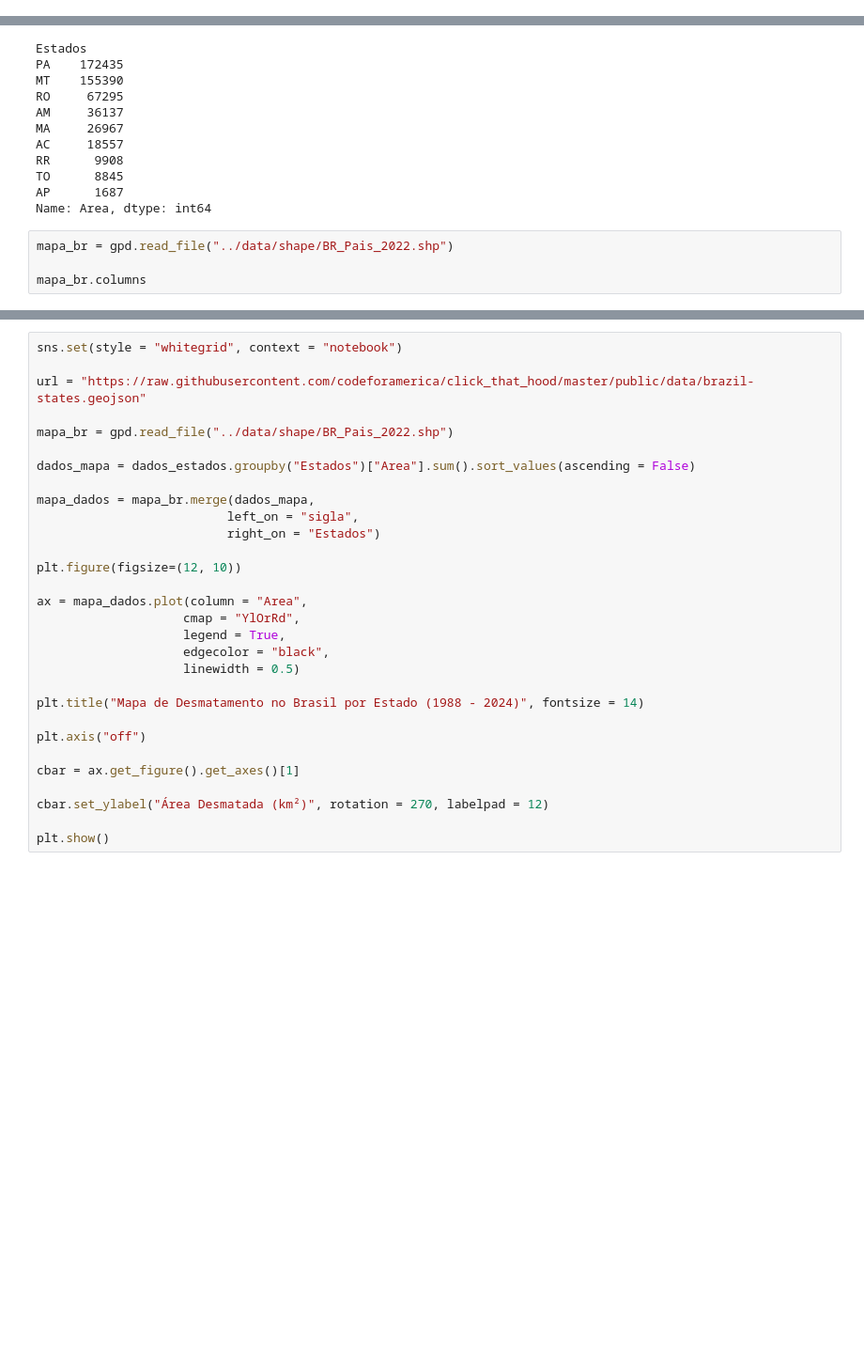
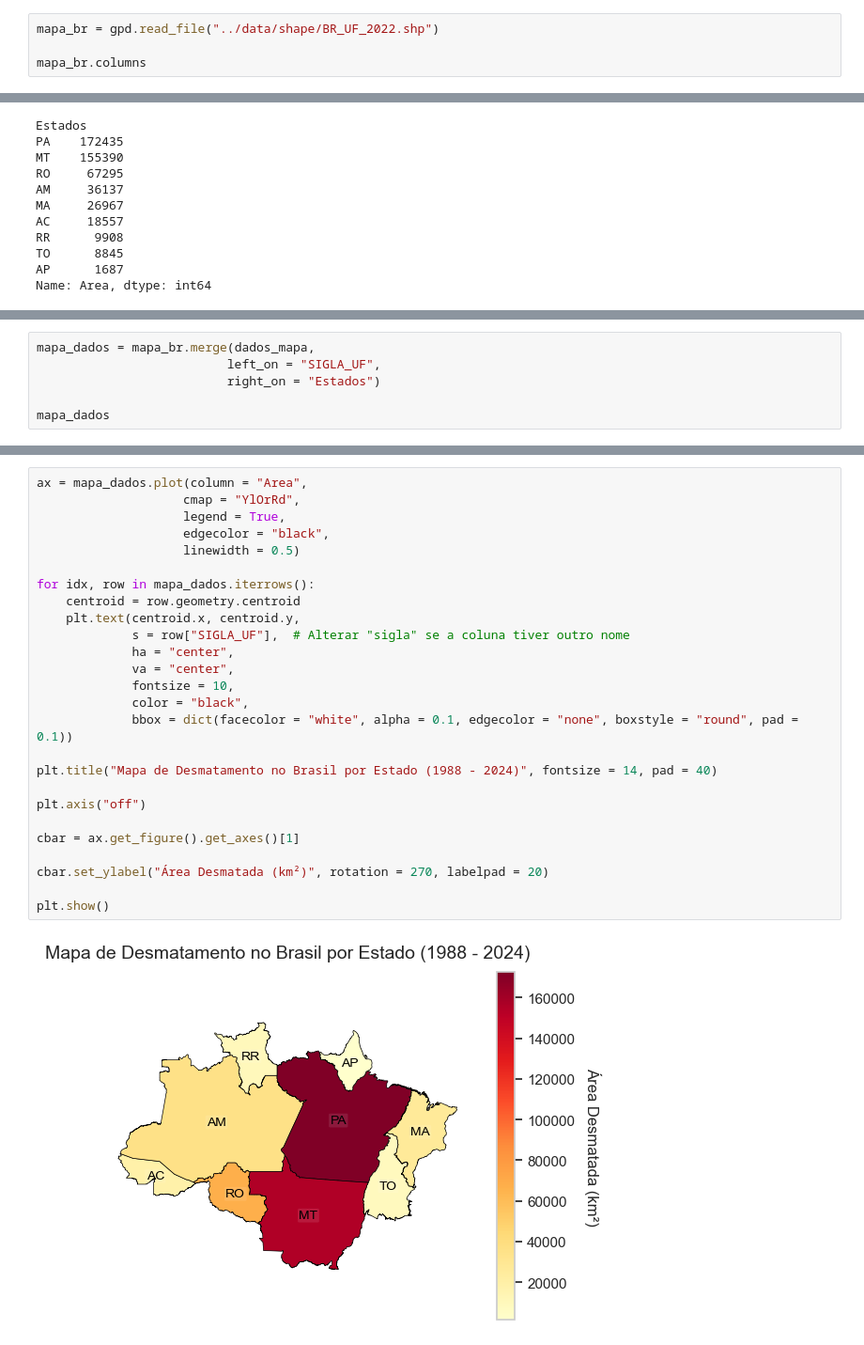
Before and after one commit to MatheusMorandi/Analise_Desmatamento_Brasil, a Jupyter notebook: src/eda.ipynb, the cells around one changed output, grey strips where cells are left out. Shown at 94% size. Drawn from its saved outputs; the diff is of its cells as text; blank space fills up the shorter version.

Commit message:
Feat: Grafico Mapa Estados Corrigido

```diff
--- a/src/eda.ipynb
+++ b/src/eda.ipynb
@@ -208,3 +208,7 @@ sns.despine()
 plt.show()
 # %% [output]
 [figure]
+# %%
+mapa_br = gpd.read_file("../data/shape/BR_UF_2022.shp")
+
+mapa_br.columns
@@ -224,7 +230,3 @@ RR      9908
 TO      8845
 AP      1687
 Name: Area, dtype: int64
-# %%
-mapa_br = gpd.read_file("../data/shape/BR_Pais_2022.shp")
-
-mapa_br.columns
@@ -232,0 +233,6 @@ Index(['NM_PAIS', 'AREA_KM2', 'geometry'], dtype='object')
+# %%
+mapa_dados = mapa_br.merge(dados_mapa,
+                          left_on = "SIGLA_UF",
+                          right_on = "Estados")
+
+mapa_dados
@@ -233,30 +250,28 @@ Index(['NM_PAIS', 'AREA_KM2', 'geometry'], dtype='object')
 # %%
-sns.set(style = "whitegrid", context = "notebook")
-
-url = "https://raw.githubusercontent.com/codeforamerica/click_that_hood/master/public/data/brazil-states.geojson"
-
-mapa_br = gpd.read_file("../data/shape/BR_Pais_2022.shp")
-
-dados_mapa = dados_estados.groupby("Estados")["Area"].sum().sort_values(ascending = False)
-
-mapa_dados = mapa_br.merge(dados_mapa,
-                          left_on = "sigla",
-                          right_on = "Estados")
-
-plt.figure(figsize=(12, 10))
-
 ax = mapa_dados.plot(column = "Area",
                     cmap = "YlOrRd",
                     legend = True,
                     edgecolor = "black",
                     linewidth = 0.5)
 
-plt.title("Mapa de Desmatamento no Brasil por Estado (1988 - 2024)", fontsize = 14)
+for idx, row in mapa_dados.iterrows():
+    centroid = row.geometry.centroid
+    plt.text(centroid.x, centroid.y,
+             s = row["SIGLA_UF"],  # Alterar "sigla" se a coluna tiver outro nome
+             ha = "center",
+             va = "center",
+             fontsize = 10,
+             color = "black",
+             bbox = dict(facecolor = "white", alpha = 0.1, edgecolor = "none", boxstyle = "round", pad = 0.1))
+
+plt.title("Mapa de Desmatamento no Brasil por Estado (1988 - 2024)", fontsize = 14, pad = 40)
 
 plt.axis("off")
 
 cbar = ax.get_figure().get_axes()[1]
 
-cbar.set_ylabel("Área Desmatada (km²)", rotation = 270, labelpad = 12)
+cbar.set_ylabel("Área Desmatada (km²)", rotation = 270, labelpad = 20)
 
 plt.show()
+# %% [output]
+[figure, added]
```
Also changed, not shown: parts of 3 cells of this notebook, 5 other files.
